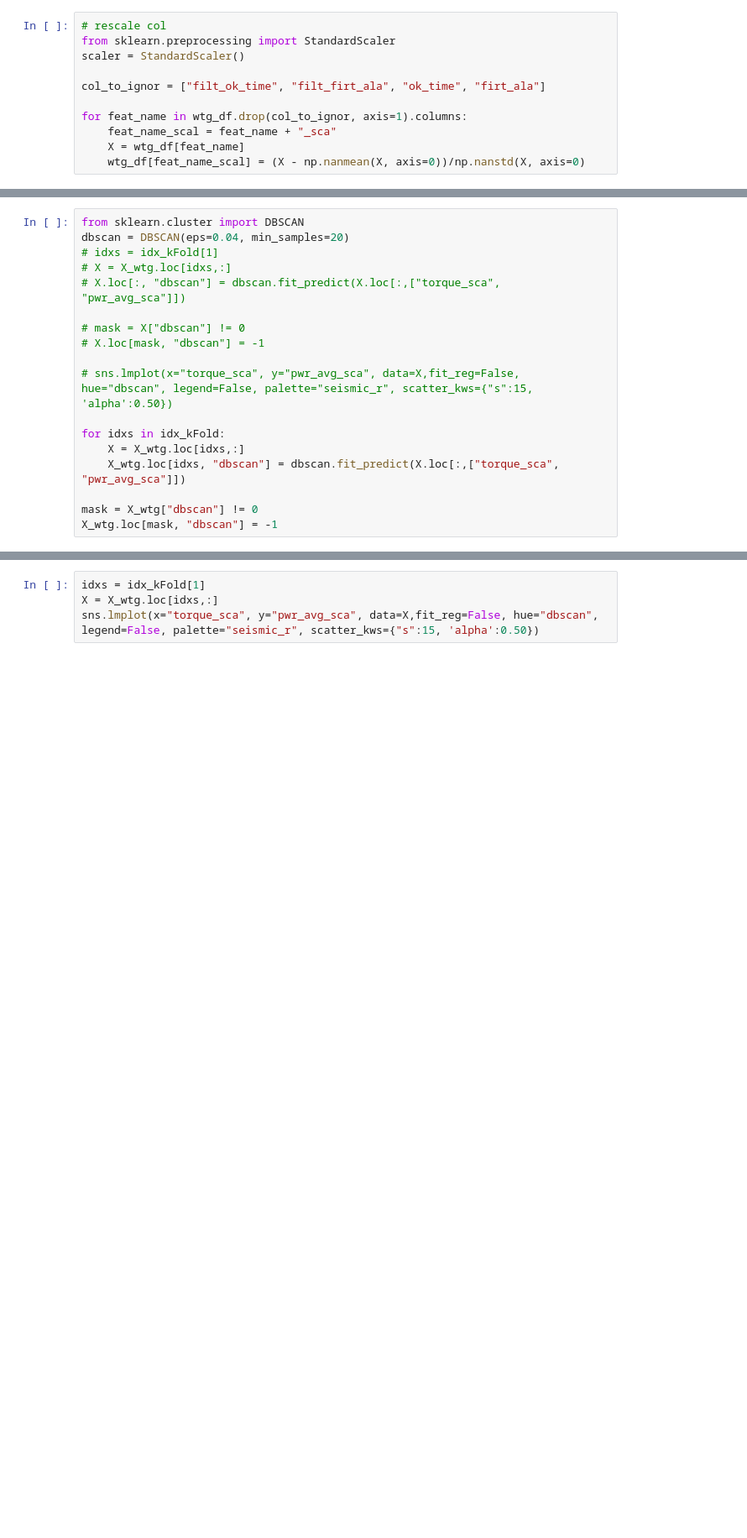
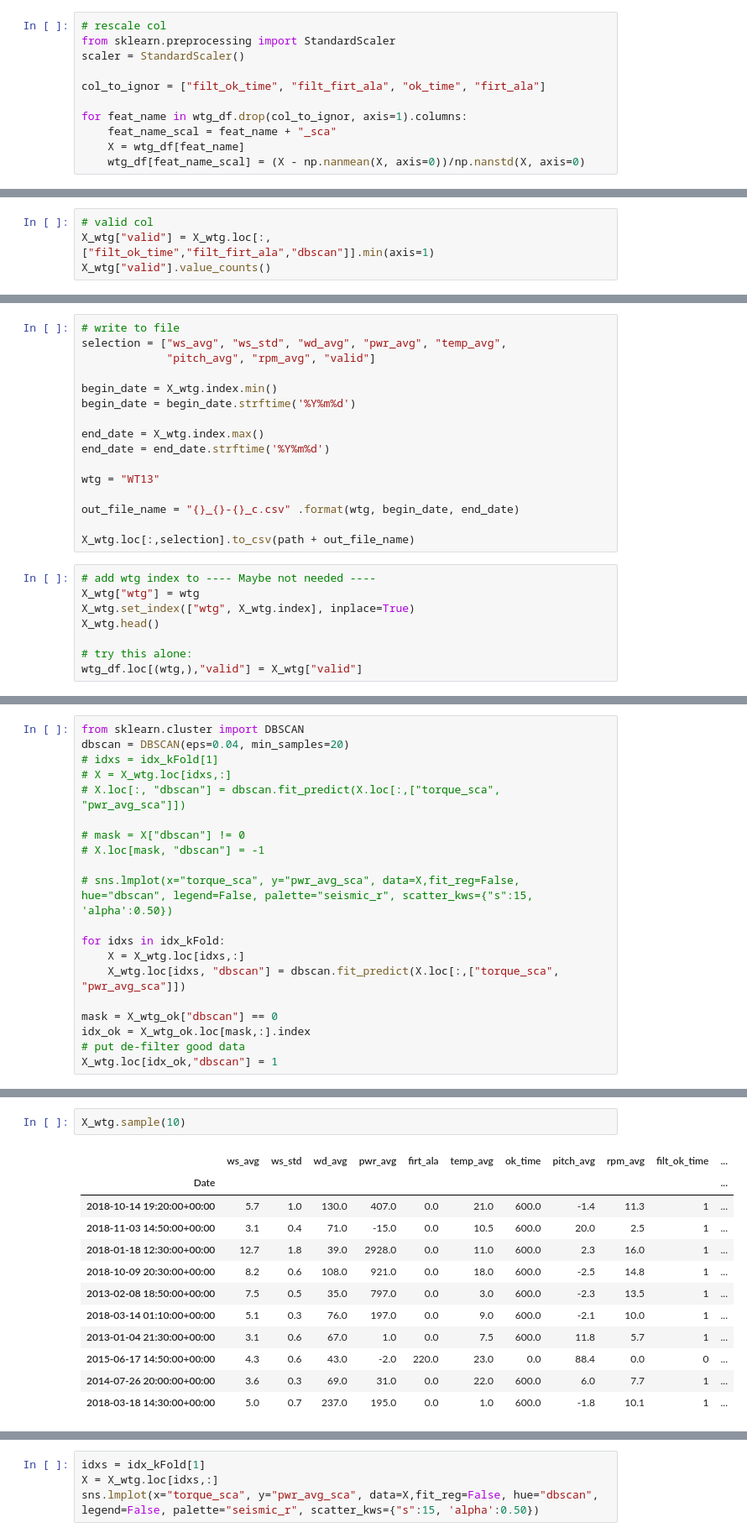
Before and after one commit to Umercia/wind_power, a Jupyter notebook: wind_farm_power_prediction.ipynb, the cells around one changed output, grey strips where cells are left out. Shown at 84% size. Drawn from its saved outputs; the diff is of its cells as text; blank space fills up the shorter version.

```diff
--- a/wind_farm_power_prediction.ipynb
+++ b/wind_farm_power_prediction.ipynb
@@ -500,0 +537,4 @@ for train_index, test_index in kf.split(X_wtg):   # /!\ return iloc index
+# %%
+# valid col
+X_wtg["valid"] = X_wtg.loc[:,["filt_ok_time","filt_firt_ala","dbscan"]].min(axis=1)
+X_wtg["valid"].value_counts()
@@ -500,0 +545,24 @@ for train_index, test_index in kf.split(X_wtg):   # /!\ return iloc index
+# %%
+# write to file
+selection = ["ws_avg", "ws_std", "wd_avg", "pwr_avg", "temp_avg",
+             "pitch_avg", "rpm_avg", "valid"]
+
+begin_date = X_wtg.index.min()
+begin_date = begin_date.strftime('%Y%m%d')
+
+end_date = X_wtg.index.max()
+end_date = end_date.strftime('%Y%m%d')
+
+wtg = "WT13"
+
+out_file_name = "{}_{}-{}_c.csv" .format(wtg, begin_date, end_date)
+
+X_wtg.loc[:,selection].to_csv(path + out_file_name)
+# %%
+# add wtg index to ---- Maybe not needed ----
+X_wtg["wtg"] = wtg
+X_wtg.set_index(["wtg", X_wtg.index], inplace=True)
+X_wtg.head()
+
+# try this alone:
+wtg_df.loc[(wtg,),"valid"] = X_wtg["valid"]
@@ -514,5 +596,7 @@ for idxs in idx_kFold:
     X = X_wtg.loc[idxs,:]
     X_wtg.loc[idxs, "dbscan"] = dbscan.fit_predict(X.loc[:,["torque_sca", "pwr_avg_sca"]])
 
-mask = X_wtg["dbscan"] != 0
-X_wtg.loc[mask, "dbscan"] = -1
+mask = X_wtg_ok["dbscan"] == 0
+idx_ok = X_wtg_ok.loc[mask,:].index
+# put de-filter good data
+X_wtg.loc[idx_ok,"dbscan"] = 1
@@ -518,0 +621,15 @@ X_wtg.loc[mask, "dbscan"] = -1
+# %%
+X_wtg.sample(10)
+# %% [output]
+|  | ws_avg | ws_std | wd_avg | pwr_avg | firt_ala | temp_avg | ok_time | pitch_avg | rpm_avg | filt_ok_time | ... |
+| Date |  |  |  |  |  |  |  |  |  |  | ... |
+| 2018-10-14 19:20:00+00:00 | 5.7 | 1.0 | 130.0 | 407.0 | 0.0 | 21.0 | 600.0 | -1.4 | 11.3 | 1 | ... |
+| 2018-11-03 14:50:00+00:00 | 3.1 | 0.4 | 71.0 | -15.0 | 0.0 | 10.5 | 600.0 | 20.0 | 2.5 | 1 | ... |
+| 2018-01-18 12:30:00+00:00 | 12.7 | 1.8 | 39.0 | 2928.0 | 0.0 | 11.0 | 600.0 | 2.3 | 16.0 | 1 | ... |
+| 2018-10-09 20:30:00+00:00 | 8.2 | 0.6 | 108.0 | 921.0 | 0.0 | 18.0 | 600.0 | -2.5 | 14.8 | 1 | ... |
+| 2013-02-08 18:50:00+00:00 | 7.5 | 0.5 | 35.0 | 797.0 | 0.0 | 3.0 | 600.0 | -2.3 | 13.5 | 1 | ... |
+| 2018-03-14 01:10:00+00:00 | 5.1 | 0.3 | 76.0 | 197.0 | 0.0 | 9.0 | 600.0 | -2.1 | 10.0 | 1 | ... |
+| 2013-01-04 21:30:00+00:00 | 3.1 | 0.6 | 67.0 | 1.0 | 0.0 | 7.5 | 600.0 | 11.8 | 5.7 | 1 | ... |
+| 2015-06-17 14:50:00+00:00 | 4.3 | 0.6 | 43.0 | -2.0 | 220.0 | 23.0 | 0.0 | 88.4 | 0.0 | 0 | ... |
+| 2014-07-26 20:00:00+00:00 | 3.6 | 0.3 | 69.0 | 31.0 | 0.0 | 22.0 | 600.0 | 6.0 | 7.7 | 1 | ... |
+| 2018-03-18 14:30:00+00:00 | 5.0 | 0.7 | 237.0 | 195.0 | 0.0 | 1.0 | 600.0 | -1.8 | 10.1 | 1 | ... |
```
Also changed, not shown: parts of 28 cells of this notebook.
